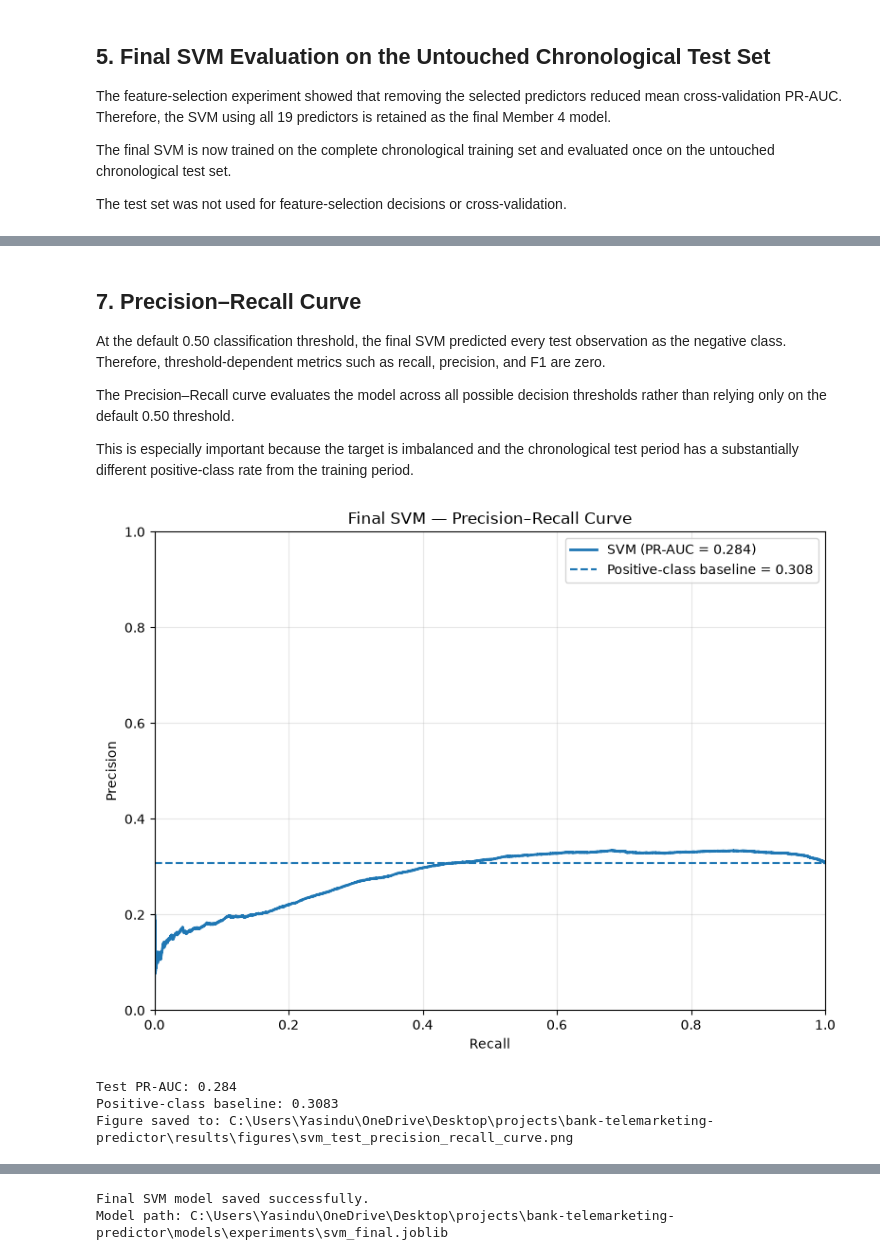
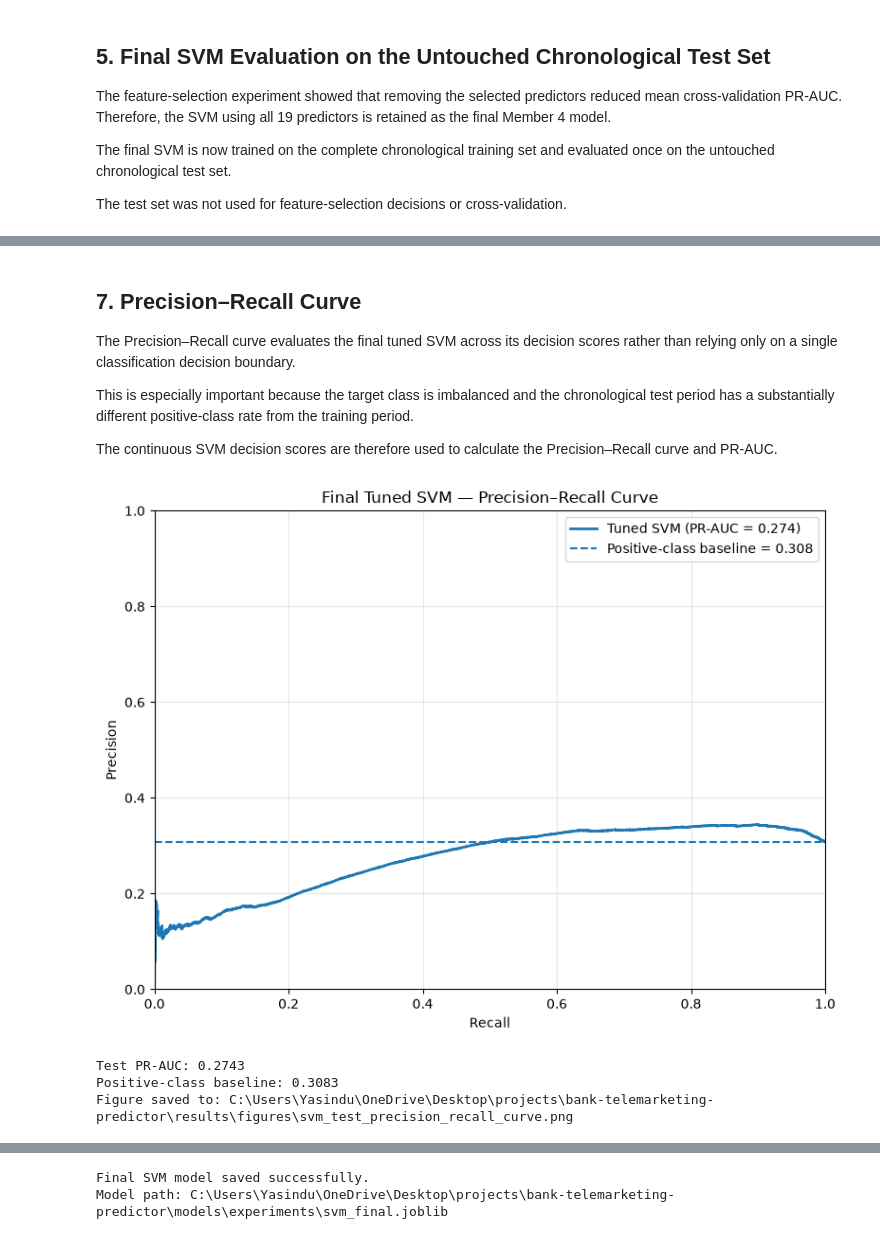
Before and after one commit to Saradala/bank-telemarketing-predictor, a Jupyter notebook: notebooks/09_model_svm.ipynb, the cells around one changed output, grey strips where cells are left out. Saved outputs shown, nothing was run; the diff lists cells and outputs as text; code cells hidden in the pictures.

Commit message:
Complete Member 4 SVM tuning and final evaluation

```diff
--- a/notebooks/09_model_svm.ipynb
+++ b/notebooks/09_model_svm.ipynb
@@ -559,34 +659,44 @@ evaluated once on the untouched chronological test set.
 
 The test set was not used for feature-selection decisions or cross-validation.
 # %%
-# Build the selected final SVM: all 19 predictors
+# Get the best hyperparameters found by GridSearchCV
+best_C = svm_grid_search.best_params_["classifier__C"]
+best_gamma = svm_grid_search.best_params_["classifier__gamma"]
+
+print("Best C:", best_C)
+print("Best gamma:", best_gamma)
+
+# Build the final tuned SVM using all 19 predictors
 final_svm = build_svm_pipeline(
-    C=1.0,
-    gamma="scale",
+    C=best_C,
+    gamma=best_gamma,
     kernel="rbf",
-    class_weight="balanced"
+    class_weight="balanced",
+    probability=False
 )
 
-print("Training final SVM on the complete training set...")
+print("\nTraining final tuned SVM on the complete training set...")
 
+# Train only on the chronological training set
 final_svm.fit(X_train, y_train)
 
 print("Training completed.")
 
-# Probability estimates for final test evaluation
-test_probabilities = final_svm.predict_proba(X_test)[:, 1]
+# Continuous decision scores for PR-AUC and ROC-AUC
+test_scores = final_svm.decision_function(X_test)
 
-# Default classification threshold
-test_predictions = (test_probabilities >= 0.50).astype(int)
+# Final class predictions
+test_predictions = final_svm.predict(X_test)
 
+# Evaluate on the untouched chronological test set
 final_test_metrics = {
     "PR-AUC": average_precision_score(
         y_test,
-        test_probabilities
+        test_scores
     ),
     "ROC-AUC": roc_auc_score(
         y_test,
-        test_probabilities
+        test_scores
     ),
     "Recall": recall_score(
         y_test,
@@ -609,7 +719,7 @@ final_test_table = pd.DataFrame({
     "Test Score": final_test_metrics.values()
 })
 
-print("\nFinal SVM — Chronological Test Results")
+print("\nFinal Tuned SVM — Chronological Test Results")
 
 display(
     final_test_table.style.format({
@@ -687,22 +803,22 @@ Figure saved to: C:\Users\Yasindu\OneDrive\Desktop\projects\bank-telemarketing-p
 # %% [markdown]
 ## 7. Precision–Recall Curve
 
-At the default 0.50 classification threshold, the final SVM predicted every
-test observation as the negative class. Therefore, threshold-dependent
-metrics such as recall, precision, and F1 are zero.
+The Precision–Recall curve evaluates the final tuned SVM across its decision
+scores rather than relying only on a single classification decision boundary.
 
-The Precision–Recall curve evaluates the model across all possible decision
-thresholds rather than relying only on the default 0.50 threshold.
-
-This is especially important because the target is imbalanced and the
+This is especially important because the target class is imbalanced and the
 chronological test period has a substantially different positive-class rate
 from the training period.
+
+The continuous SVM decision scores are therefore used to calculate the
+Precision–Recall curve and PR-AUC.
 # %%
 from sklearn.metrics import precision_recall_curve
 
+# Precision-Recall curve using SVM decision scores
 precision_values, recall_values, thresholds = precision_recall_curve(
     y_test,
-    test_probabilities
+    test_scores
 )
 
 test_pr_auc = final_test_metrics["PR-AUC"]
@@ -714,40 +830,40 @@ plt.plot(
     recall_values,
     precision_values,
     linewidth=2,
-    label=f"SVM (PR-AUC = {test_pr_auc:.3f})"
+    label=f"Tuned SVM (PR-AUC = {test_pr_auc:.3f})"
 )
 
 plt.axhline(
     y=positive_baseline,
     linestyle="--",
     label=f"Positive-class baseline = {positive_baseline:.3f}"
 )
 
-plt.title("Final SVM — Precision–Recall Curve")
+plt.title("Final Tuned SVM — Precision–Recall Curve")
 plt.xlabel("Recall")
 plt.ylabel("Precision")
 plt.xlim(0, 1)
 plt.ylim(0, 1)
 plt.grid(alpha=0.3)
 plt.legend()
 plt.tight_layout()
 
 pr_curve_path = FIGURES_DIR / "svm_test_precision_recall_curve.png"
 
 plt.savefig(
     pr_curve_path,
     dpi=300,
     bbox_inches="tight"
 )
 
 plt.show()
 
 print("Test PR-AUC:", round(test_pr_auc, 4))
 print("Positive-class baseline:", round(positive_baseline, 4))
 print("Figure saved to:", pr_curve_path)
 # %% [output]
-[figure, old version]
+[figure, new version]
-Test PR-AUC: 0.284
+Test PR-AUC: 0.2743
 Positive-class baseline: 0.3083
 Figure saved to: C:\Users\Yasindu\OneDrive\Desktop\projects\bank-telemarketing-predictor\results\figures\svm_test_precision_recall_curve.png
 # %% [markdown]
```
Also changed, not shown: parts of 13 cells of this notebook, 5 other files.
